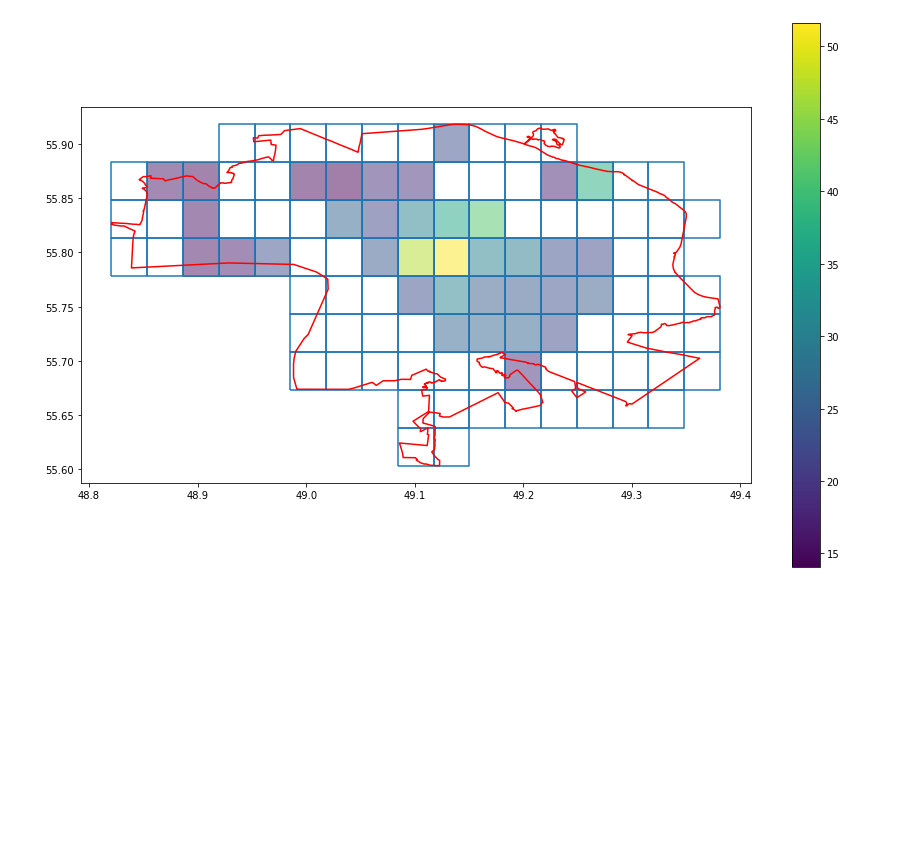
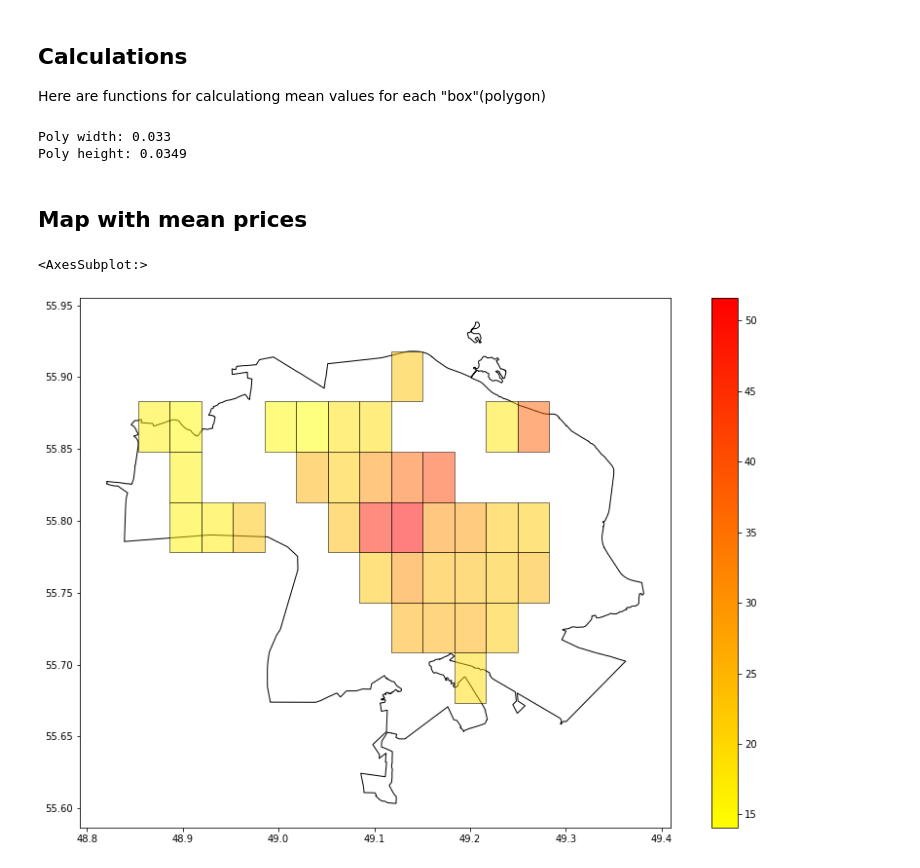
Before and after one commit to siva4iov/FlatsPrice_DS_Proj, a Jupyter notebook: Predictions_Visualization.ipynb, the cells around one changed output. Drawn from its saved outputs; the diff is of its cells as text; code cells hidden in the pictures; blank space fills up the shorter version.

```diff
--- a/Predictions_Visualization.ipynb
+++ b/Predictions_Visualization.ipynb
@@ -39,6 +52,7 @@ if not os.path.exists("/content/dataset_clean_full.csv"):
 # %%
 layer = gpd.read_file("kazan.geojson")
 # %%
-df = pd.read_csv("dataset_clean_full.csv", sep=";")
+df = pd.read_csv("dataset_clean_full_2.csv", sep=";")
+p_df = pd.read_csv("processed_dataset.csv")
 df.head()
 # %% [output]
@@ -69,15 +83,17 @@ def grid_bounds(geom, delta):
     gx, gy = np.linspace(minx,maxx,nx), np.linspace(miny,maxy,ny)
     grid = []
     for i in range(len(gx)-1):
+        m_grid = []
         for j in range(len(gy)-1):
             poly_ij = Polygon([[gx[i],gy[j]],[gx[i],gy[j+1]],[gx[i+1],gy[j+1]],[gx[i+1],gy[j]]])
-            grid.append( poly_ij )
-    return grid
+            m_grid.append( poly_ij )
+        grid.append(m_grid)
+    return np.array(grid).T[::-1, :]
 
 
 def partition(geom, delta):
     prepared_geom = prep(geom)
-    grid = list(filter(prepared_geom.intersects, grid_bounds(geom, delta)))
+    grid = list(filter(prepared_geom.intersects, grid_bounds(geom, delta).flatten()))
     return grid
 # %%
 geom = kazan_polygon
@@ -84,0 +113,3 @@ grid = partition(geom, 0.03)
+# %% [markdown]
+## Calculations
+Here are functions for calculationg mean values for each "box"(polygon)
@@ -85,10 +141,27 @@ grid = partition(geom, 0.03)
+# %%
+grid_bounds = grid_bounds(geom, 0.03).flatten()
+
+points = get_points(df)
+polys = get_polys(gpd.GeoSeries(grid_bounds).boundary)
+# I will use size of polygon for generating new data
+coords = np.array(list(polys[0].boundary.coords))
+poly_width = coords[:,0].max() - coords[:,0].min()
+poly_height = coords[:,1].max() - coords[:,1].min()
+print(f'Poly width: {poly_width:,.3}')
+print(f'Poly height: {poly_height:,.3}')
+mean_prices = mean_for_polygon(df, points, polys)
+gdf_p = gpd.GeoDataFrame(np.concatenate([np.array(polys)[:, np.newaxis], np.array(mean_prices)[:, np.newaxis]], axis=1),
+                         columns=["geometry", 'mean_price'])
+gdf_p.loc[:, 'mean_price'] = gdf_p["mean_price"].astype(np.float64)
+# %% [output]
+Poly width: 0.033
+Poly height: 0.0349
+# %% [markdown]
+## Map with mean prices
 # %%
-
-
 fig, ax = plt.subplots(figsize=(15, 10))
-gpd.GeoSeries(grid).boundary.plot(ax=ax)
-gpd.GeoSeries([geom]).boundary.plot(ax=ax,color="red")
-gdf_p.plot(ax=ax, alpha=0.5, column='mean_price', legend=True, edgecolor="black")
-plt.show()
+layer.plot(ax = ax, color='white', edgecolor='black', aspect=1.5)
+gdf_p.plot(ax=ax, alpha=0.5, column='mean_price', legend=True, edgecolor="black", cmap="autumn_r", aspect=1.5)
 # %% [output]
+<AxesSubplot:>
-[figure, old version]
+[figure, new version]
```
Also changed, not shown: parts of 28 cells of this notebook.
